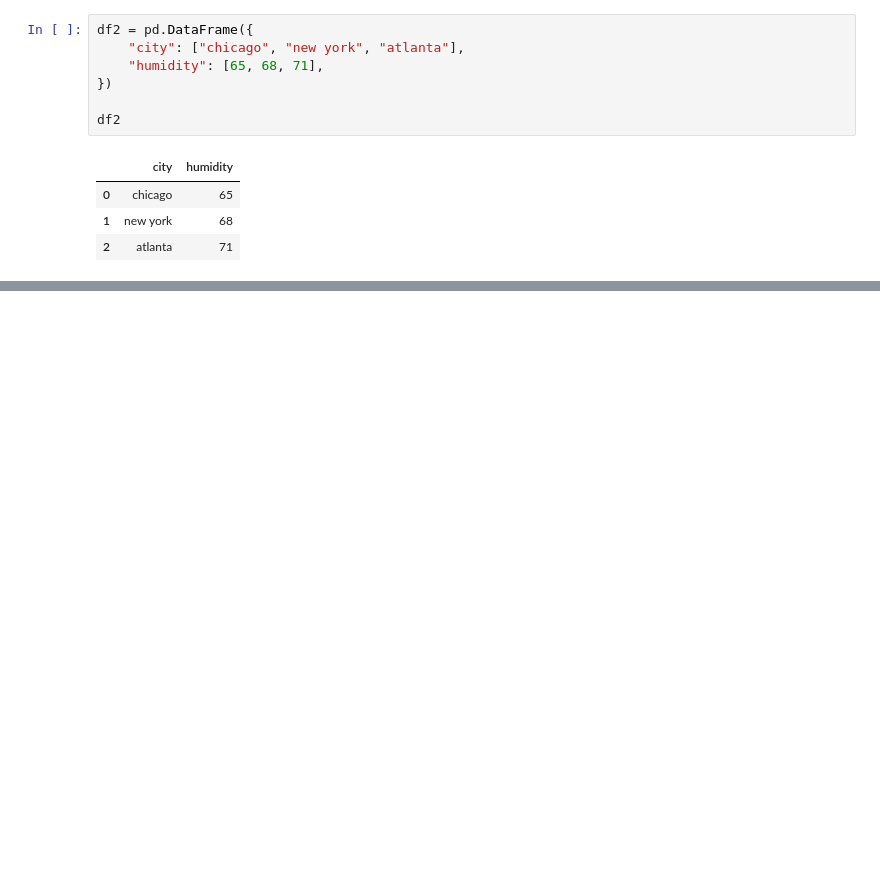
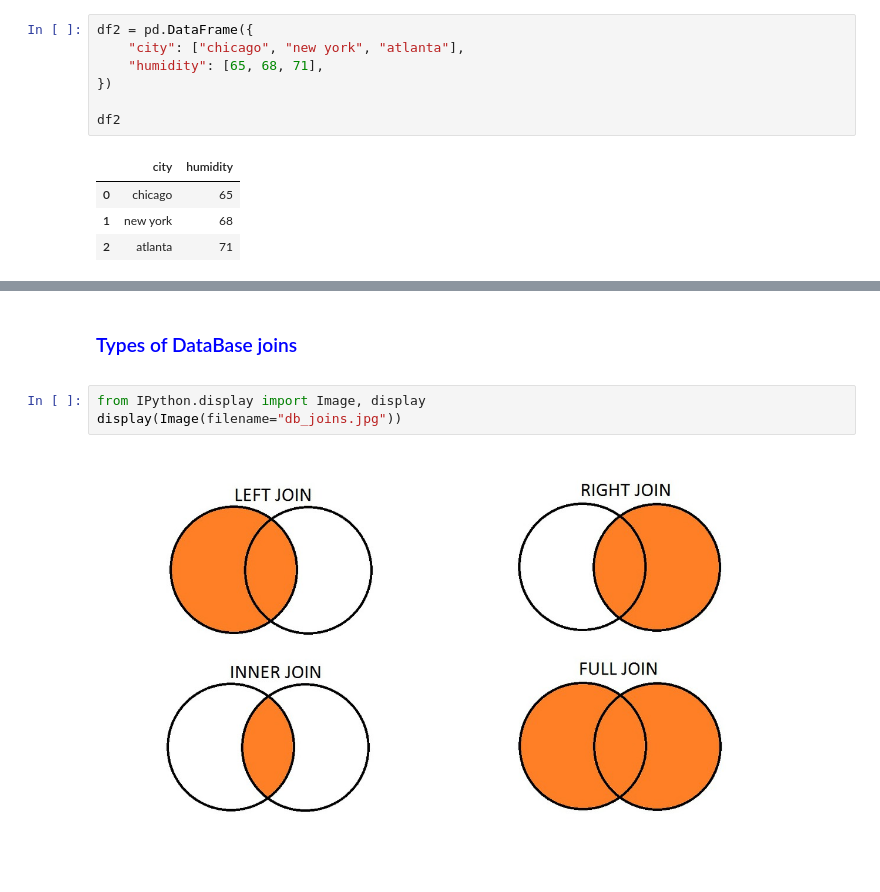
Before and after one commit to aranyaadheu/Pandas, a Jupyter notebook: pandas/09. merge dfs/pandas_merge.ipynb, the cells around one changed output, grey strips where cells are left out. Cells and saved outputs as stored; diff of their text form; blank space fills up the shorter version.

Commit message:
added database joins

```diff
--- a/pandas/09. merge dfs/pandas_merge.ipynb
+++ b/pandas/09. merge dfs/pandas_merge.ipynb
@@ -34,0 +44,9 @@ df2
+# %% [markdown]
+<span style="color: blue;">
+    <h3>Types of DataBase joins</h3
+</span>
+# %%
+from IPython.display import Image, display
+display(Image(filename="db_joins.jpg"))
+# %% [output]
+[figure, added]
```
Also changed, not shown: parts of 7 cells of this notebook, 1 other file.
